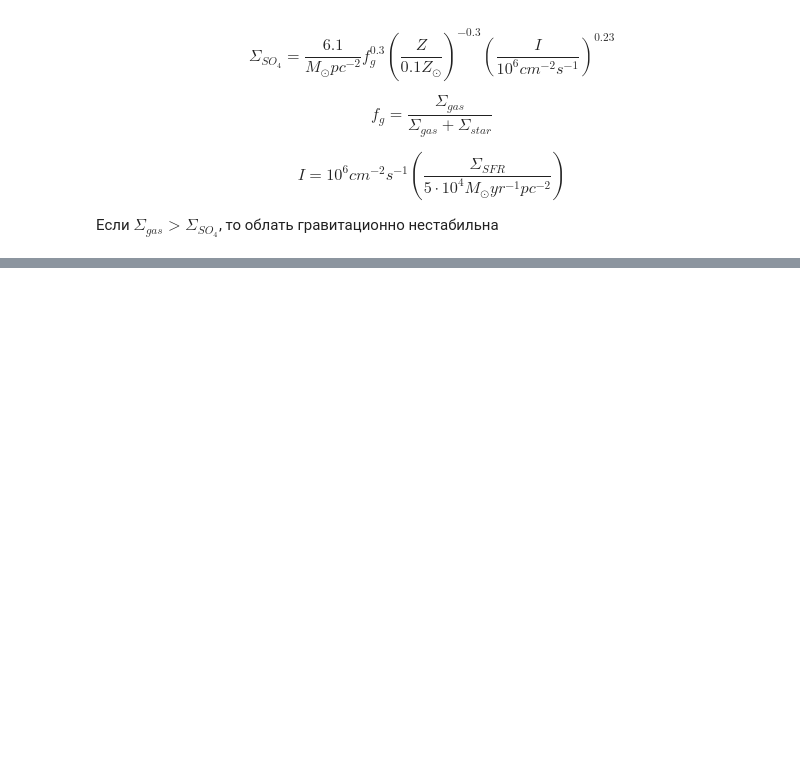
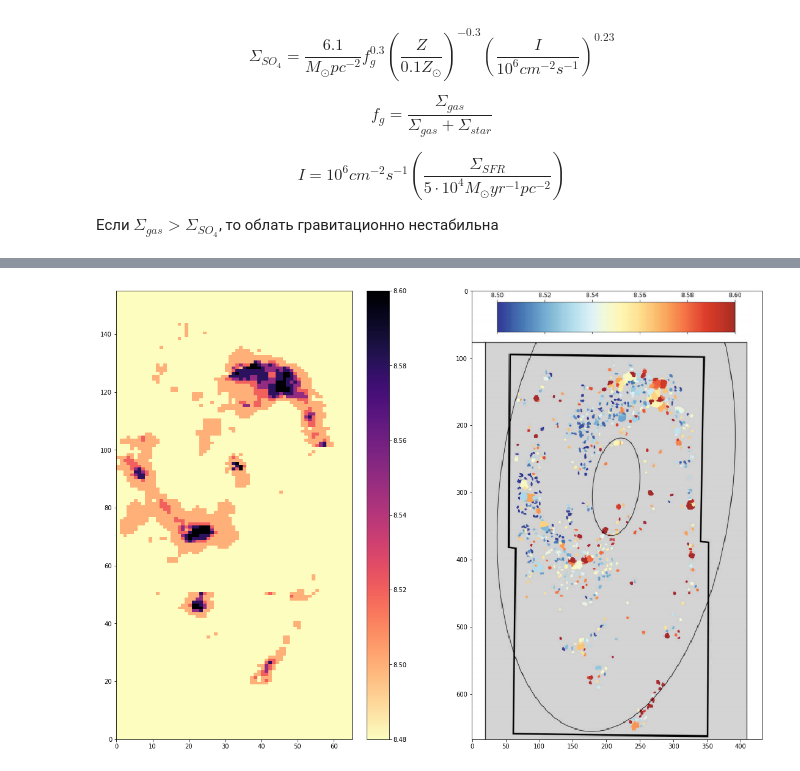
Before and after one commit to ValerieKostiuk/Course-work, a Jupyter notebook: NGC3627/cold_phase.ipynb, the cells around one changed output, grey strips where cells are left out. Saved outputs shown, nothing was run; the diff lists cells and outputs as text; code cells hidden in the pictures; blank space fills up the shorter version.

```diff
--- a/NGC3627/cold_phase.ipynb
+++ b/NGC3627/cold_phase.ipynb
@@ -67,0 +82,27 @@ plt.colorbar()
+# %%
+Z = np.zeros(dist_kpc.shape)
+for i, row in enumerate(Sigma_SFR):
+    for j, col in enumerate(Sigma_SFR[0]):
+        if (Sigma_SFR[i][j]<0.035):
+            Z[i][j] = 0.5
+        if (0.035<= Sigma_SFR[i][j] < 0.12):
+            Z[i][j] = 8.5
+        if (0.12<= Sigma_SFR[i][j] < 0.17):
+            Z[i][j] = 8.52
+        if (0.17 <= Sigma_SFR[i][j] < 0.22):
+            Z[i][j] = 8.55
+        if (0.22 <= Sigma_SFR[i][j] < 0.4):
+            Z[i][j] = 8.58
+        if (0.4 <= Sigma_SFR[i][j]):
+            Z[i][j] = 8.6
+# %%
+plt.figure(figsize=[19, 13.5])
+plt.subplot(1,2,1)
+quadmesh = plt.pcolormesh(X, Y, Z,cmap='magma_r')
+quadmesh.set_clim(vmin=8.48,vmax = 8.6)
+plt.colorbar()
+plt.subplot(1,2,2)
+plt.imshow(Im.open('./images/metal.png'))
+plt.show()
+# %% [output]
+[figure, added]
```
Also changed, not shown: parts of 9 cells of this notebook.
